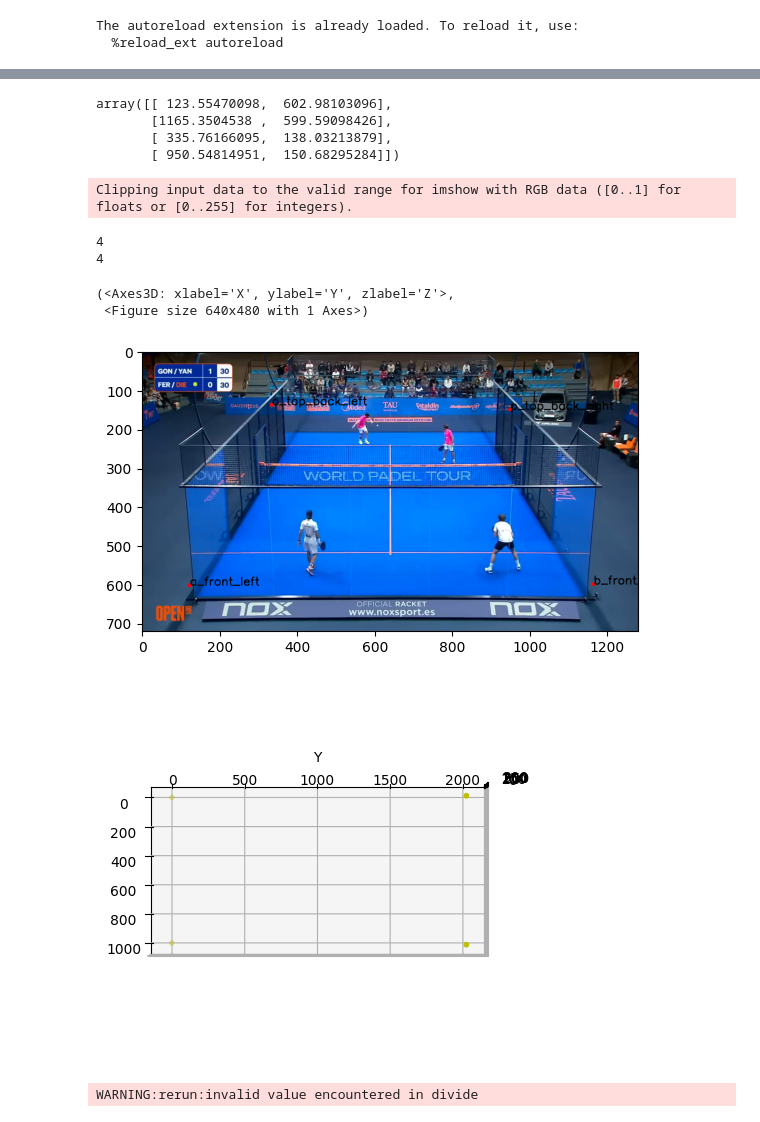
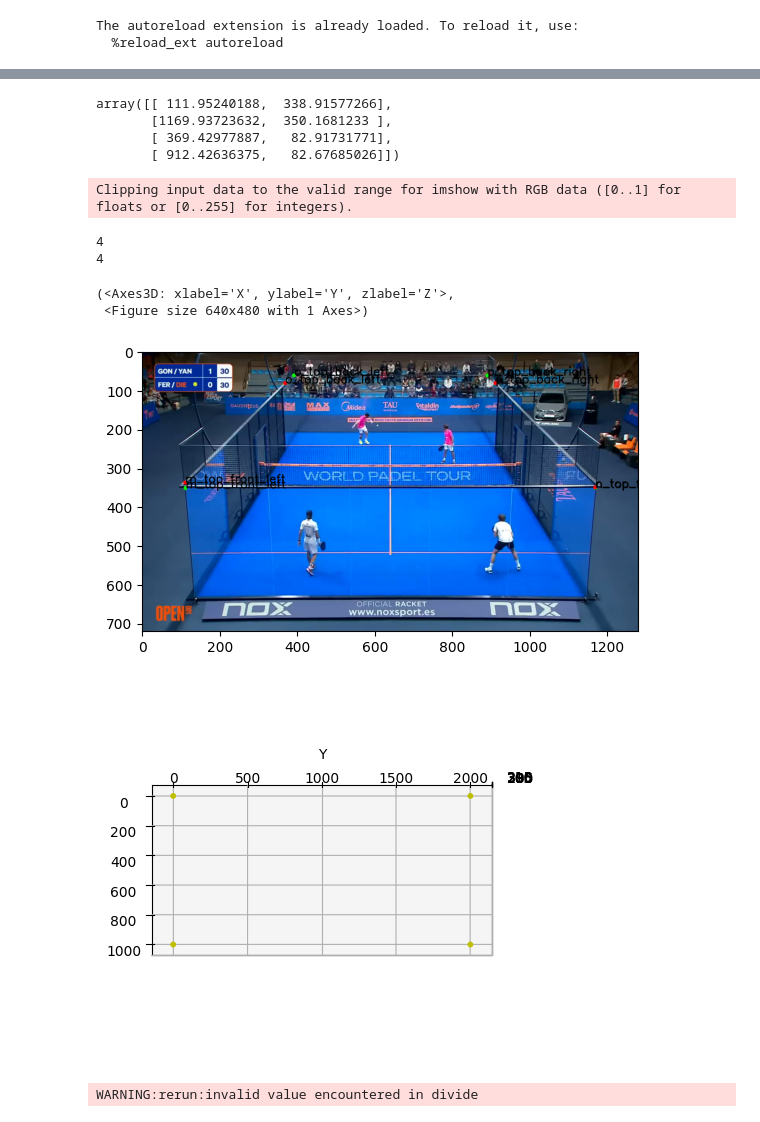
Before and after one commit to BenjaminDev/courtvision, a Jupyter notebook: notebooks/Geometry.ipynb, the cells around one changed output, grey strips where cells are left out. Saved outputs shown, nothing was run; the diff lists cells and outputs as text; code cells hidden in the pictures.

```diff
--- a/notebooks/Geometry.ipynb
+++ b/notebooks/Geometry.ipynb
@@ -23,8 +23,8 @@ from courtvision.vis import draw_points, points_to_heat_map
 from courtvision.geometry import get_corners_image, get_corners_verital_plane_on_image
 
 pose_points_to_use = [
-    "a_front_left",
-    "b_front_right",
+    # "a_front_left",
+    # "b_front_right",
     #  'c_back_left',
     #  'd_back_right',
     #  'e_left_near_serve_line',
@@ -35,8 +35,8 @@ pose_points_to_use = [
     #  'j_net_line_left',
     #  'k_center_line_near',
     #  'l_net_line_right',
-    #  'm_top_front_left',
-    #  'n_top_front_right',
+    "m_top_front_left",
+    "n_top_front_right",
     "o_top_back_left",
     "p_top_back_right",
 ]
@@ -211,10 +211,10 @@ reprojected_image_points.shape, reproject_all.shape, world_points_pose.numpy().s
 # %%
 reproject_all
 # %% [output]
-array([[ 123.55470098,  602.98103096],
-       [1165.3504538 ,  599.59098426],
-       [ 335.76166095,  138.03213879],
-       [ 950.54814951,  150.68295284]])
+array([[ 111.95240188,  338.91577266],
+       [1169.93723632,  350.1681233 ],
+       [ 369.42977887,   82.91731771],
+       [ 912.42636375,   82.67685026]])
 # %%
 from kornia.utils.draw import draw_rectangle
 from courtvision.vis import load_timg, plot_3d_points
@@ -232,36 +232,43 @@ image = (
 # cv2.circle(image, tuple(image_points[1].numpy().astype(int)), 5, (255, 0, 0), -1)
 # image = draw_rectangle(image=image, rectangle=image_points[:2].reshape(-1, 4).unsqueeze(0), fill=True, color=torch.tensor([1, 1, 255])).squeeze(0).permute(1, 2, 0)
 import matplotlib.pyplot as plt
 
 print(len(reproject_all))
 print(len(image_points_pose))
 # pp=points_to_heat_map(corners_image_n, height=image_size[1], width=image_size[0], normalised=True)
 # draw_points(image=image, points=pp, color=(255, 0, 0), radius=5, thickness=-1)
-# draw_points(image=image, points=image_points_pose[:], color=(0, 255, 0), radius=5, thickness=-1, labels=pose_points_to_use)
+draw_points(
+    image=image,
+    points=image_points_pose[:],
+    color=(0, 255, 0),
+    radius=5,
+    thickness=-1,
+    labels=pose_points_to_use,
+)
 draw_points(
     image=image,
     points=reproject_all,
     color=(255, 0, 0),
     radius=5,
     thickness=-1,
     labels=pose_points_to_use,
 )
 # print(f"{len(reprojected_image_points)}")
 plt.imshow(image)
 plot_3d_points(
     x=world_points_pose[:, 0].numpy(),
     y=world_points_pose[:, 1].numpy(),
     z=world_points_pose[:, 2].numpy(),
     # labels=list(corners_world_3d.keys())
 )
 # %% [output]
 Clipping input data to the valid range for imshow with RGB data ([0..1] for floats or [0..255] for integers).
 4
 4
 (<Axes3D: xlabel='X', ylabel='Y', zlabel='Z'>,
  <Figure size 640x480 with 1 Axes>)
-[figure, old version]
+[figure, new version]
-[figure, old version]
+[figure, new version]
 # %%
 points_2d_homogeneous = np.dot(projection_matrix, world_points_pose.T)
 points_2d = (points_2d_homogeneous[:2] / points_2d_homogeneous[2]).T
```
Also changed, not shown: parts of 6 cells of this notebook, 7 other files.
